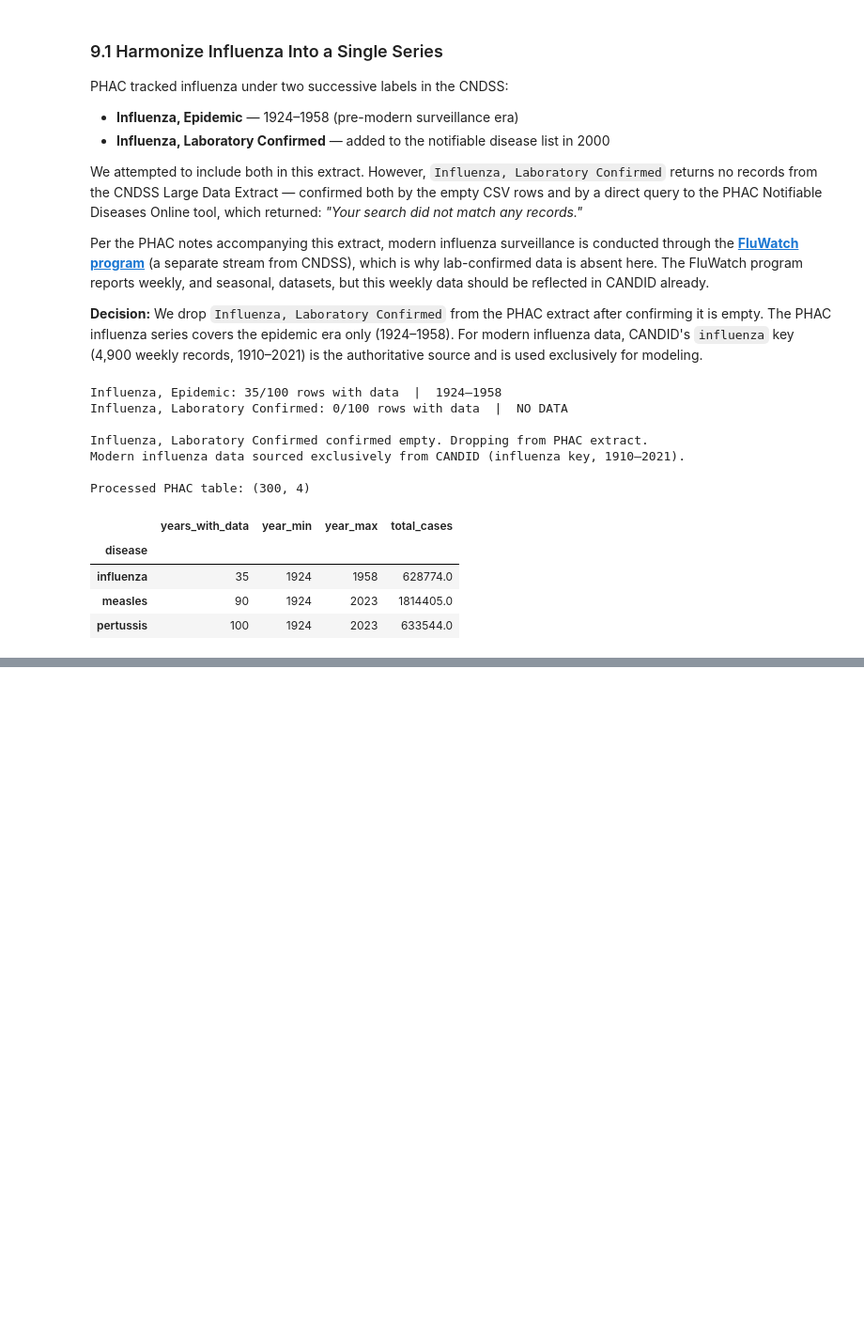
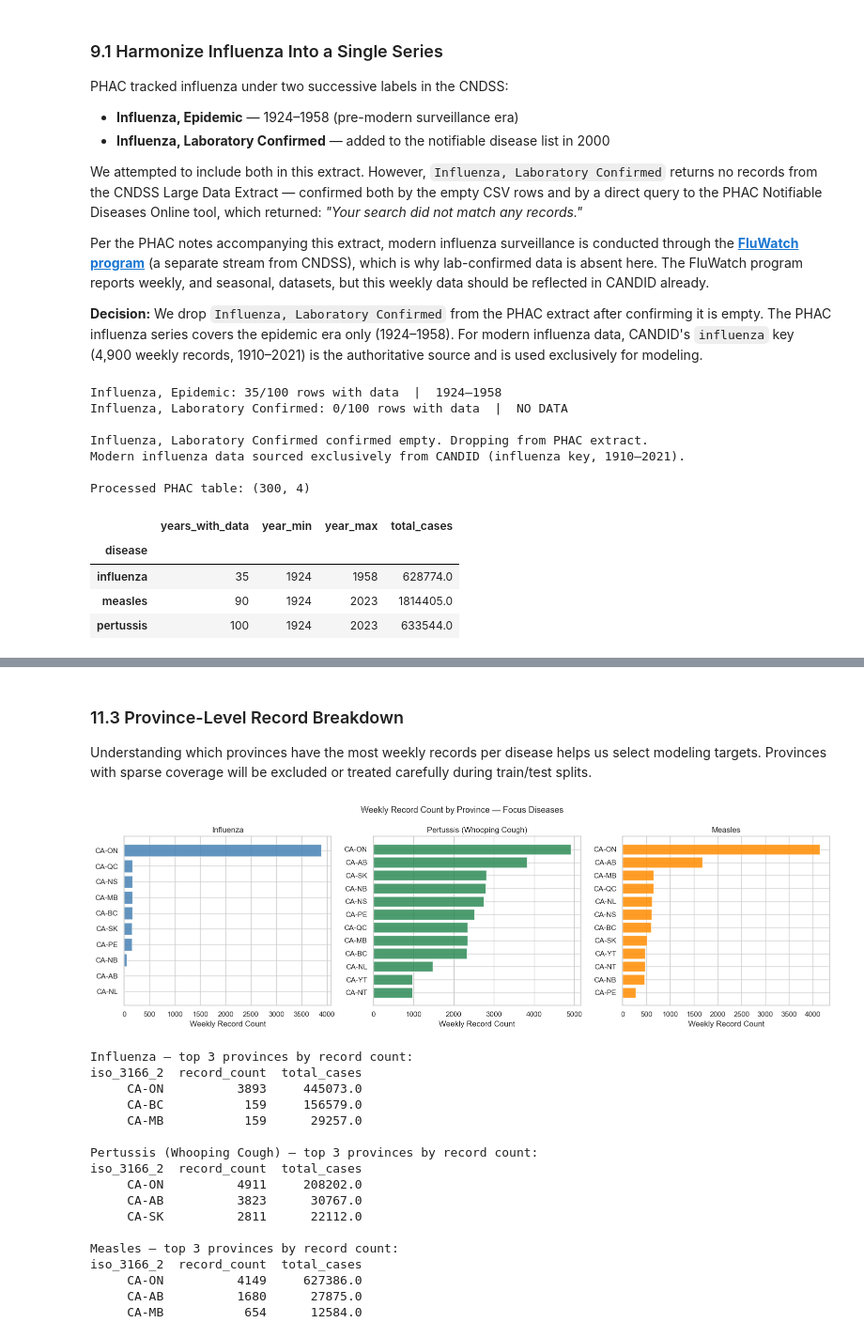
Before and after one commit to payalpt/AAI-590-capstone-canadian-health, a Jupyter notebook: notebooks/01_data_ingestion_and_EDA_colab.ipynb, the cells around one changed output, grey strips where cells are left out. Shown at 94% size. Drawn from its saved outputs; the diff is of its cells as text; code cells hidden in the pictures; blank space fills up the shorter version.

```diff
--- a/notebooks/01_data_ingestion_and_EDA_colab.ipynb
+++ b/notebooks/01_data_ingestion_and_EDA_colab.ipynb
@@ -449,0 +613,50 @@ Processed PHAC table: (300, 4)
+# %% [markdown]
+### 11.3 Province-Level Record Breakdown
+
+Understanding which provinces have the most weekly records per disease helps us select modeling targets. Provinces with sparse coverage will be excluded or treated carefully during train/test splits.
+# %%
+prov_disease = (
+    focus_weekly.groupby(['disease', 'iso_3166_2'])['cases_this_period']
+                .agg(record_count='count', total_cases='sum')
+                .reset_index()
+)
+
+fig, axes = plt.subplots(1, 3, figsize=(16, 5))
+
+for ax, disease in zip(axes, focus_diseases):
+    d = prov_disease[prov_disease['disease'] == disease].sort_values('record_count')
+    ax.barh(d['iso_3166_2'], d['record_count'], color=eda_colors[disease], alpha=0.85)
+    ax.set_title(disease_labels[disease])
+    ax.set_xlabel('Weekly Record Count')
+
+plt.suptitle('Weekly Record Count by Province — Focus Diseases', fontsize=13)
+plt.tight_layout()
+plt.savefig('../reports/figures/eda_province_breakdown.png', dpi=150)
+plt.show()
+
+# Top 3 provinces per disease
+for disease in focus_diseases:
+    top = (prov_disease[prov_disease['disease'] == disease]
+           .nlargest(3, 'record_count')[['iso_3166_2', 'record_count', 'total_cases']])
+    print(f"{disease_labels[disease]} — top 3 provinces by record count:")
+    print(top.to_string(index=False))
+    print()
+# %% [output]
+[figure, added]
+Influenza — top 3 provinces by record count:
+iso_3166_2  record_count  total_cases
+     CA-ON          3893     445073.0
+     CA-BC           159     156579.0
+     CA-MB           159      29257.0
+
+Pertussis (Whooping Cough) — top 3 provinces by record count:
+iso_3166_2  record_count  total_cases
+     CA-ON          4911     208202.0
+     CA-AB          3823      30767.0
+     CA-SK          2811      22112.0
+
+Measles — top 3 provinces by record count:
+iso_3166_2  record_count  total_cases
+     CA-ON          4149     627386.0
+     CA-AB          1680      27875.0
+     CA-MB           654      12584.0
```
Also changed, not shown: parts of 18 cells of this notebook.
